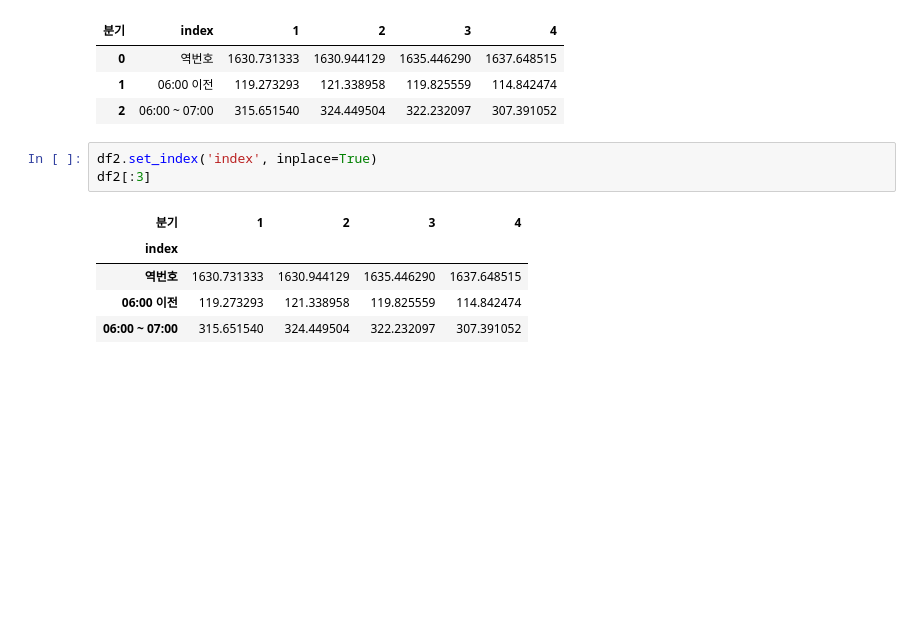
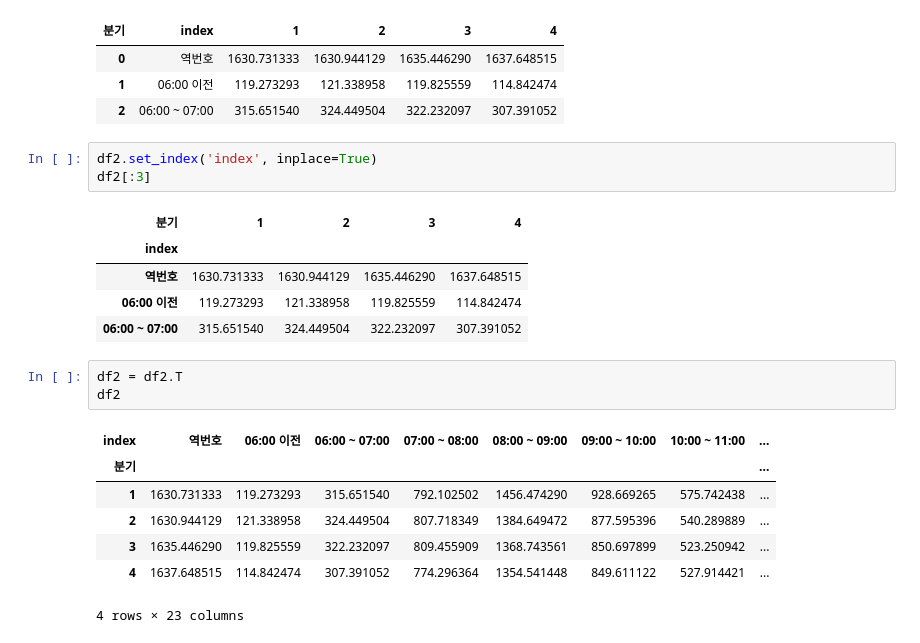
Before and after one commit to Shin-Sangseok/Google_colab_practice, a Jupyter notebook: colab_test_2.ipynb, the cells around one changed output. Drawn from its saved outputs; the diff is of its cells as text; blank space fills up the shorter version.

```diff
--- a/colab_test_2.ipynb
+++ b/colab_test_2.ipynb
@@ -435,4 +385,15 @@ df2[:3]
 | 역번호 | 1630.731333 | 1630.944129 | 1635.446290 | 1637.648515 |
 | 06:00 이전 | 119.273293 | 121.338958 | 119.825559 | 114.842474 |
 | 06:00 ~ 07:00 | 315.651540 | 324.449504 | 322.232097 | 307.391052 |
+# %%
+df2 = df2.T
+df2
+# %% [output]
+| index | 역번호 | 06:00 이전 | 06:00 ~ 07:00 | 07:00 ~ 08:00 | 08:00 ~ 09:00 | 09:00 ~ 10:00 | 10:00 ~ 11:00 | ... |
+| 분기 |  |  |  |  |  |  |  | ... |
+| 1 | 1630.731333 | 119.273293 | 315.651540 | 792.102502 | 1456.474290 | 928.669265 | 575.742438 | ... |
+| 2 | 1630.944129 | 121.338958 | 324.449504 | 807.718349 | 1384.649472 | 877.595396 | 540.289889 | ... |
+| 3 | 1635.446290 | 119.825559 | 322.232097 | 809.455909 | 1368.743561 | 850.697899 | 523.250942 | ... |
+| 4 | 1637.648515 | 114.842474 | 307.391052 | 774.296364 | 1354.541448 | 849.611122 | 527.914421 | ... |
+4 rows × 23 columns
 # %%
```
Also changed, not shown: parts of 21 cells of this notebook.
